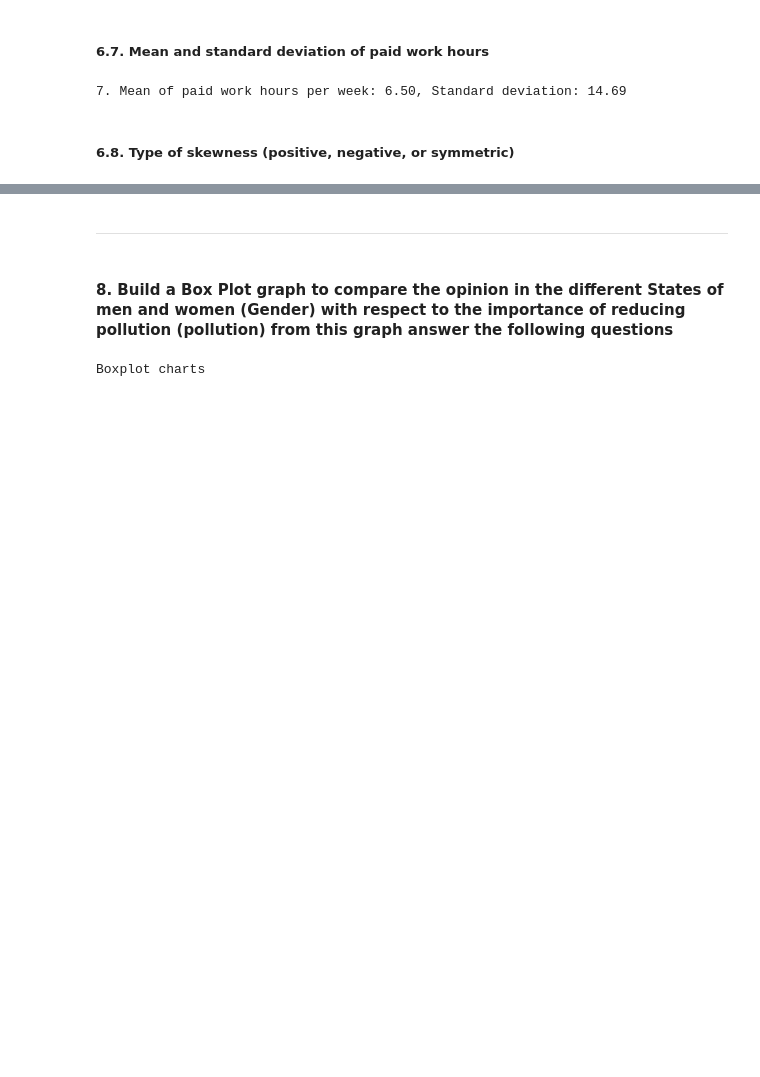
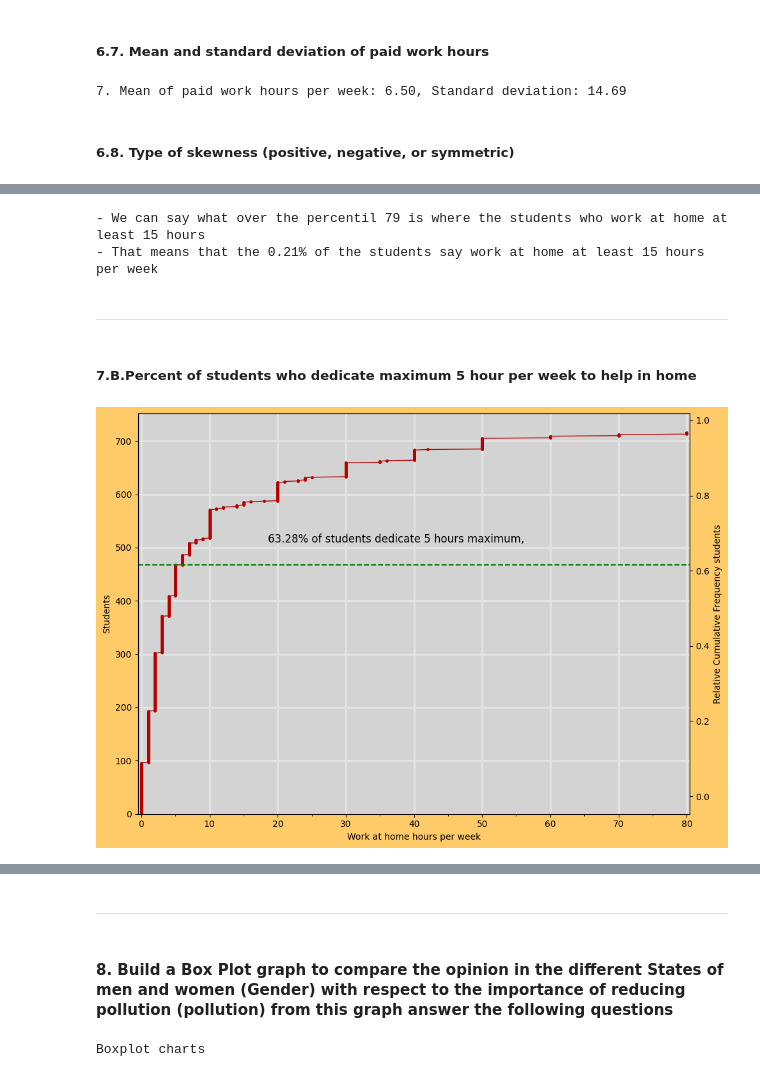
Before and after one commit to DCajiao/Statistical-analysis-project-, a Jupyter notebook: EDA.ipynb, the cells around one changed output, grey strips where cells are left out. Drawn from its saved outputs; the diff is of its cells as text; code cells hidden in the pictures; blank space fills up the shorter version.

```diff
--- a/EDA.ipynb
+++ b/EDA.ipynb
@@ -495,0 +564,37 @@ print("8. Skewness type of the distribution of paid work hours: {}".format(skew_
+# %%
+print("- We can say what over the percentil 79 is where the students who work at home at least 15 hours")
+print(f"- That means that the {p:.2f}% of the students say work at home at least 15 hours per week")
+# %% [output]
+- We can say what over the percentil 79 is where the students who work at home at least 15 hours
+- That means that the 0.21% of the students say work at home at least 15 hours per week
+# %% [markdown]
+---
+# %% [markdown]
+##### 7.B.Percent of students who dedicate maximum 5 hour per week to help in home
+# %%
+students_max_5_hours = df_wah_sorted[df_wah_sorted[wah] <= 5]
+percentage_max_5_hours = (len(students_max_5_hours) / len(df_wah_sorted)) * 100
+position_line = frcumul.max() * (percentage_max_5_hours / 100)
+fig, ax = plt.subplots(figsize=(10,7))
+ax.set_facecolor('lightgrey')
+ax.plot(df_wah_sorted[wah].apply(lambda x: None if x >= 90 else x), frcumul, marker=".", linestyle="-", color="#B60000", markersize=5, linewidth=1)
+ax.set_xlabel("Work at home hours per week")
+ax.set_ylabel("Students")
+ax.grid(True, linestyle="-", color="#E3E3E3", linewidth=2.4)
+ax.autoscale()
+ax.set_xlim(-0.5,80.4)
+ax.set_ylim(0)
+ax.axhline(y=position_line, color='green', linestyle='--', label='Max 5 hours')
+ax.text(0.7, 0.7, f"{percentage_max_5_hours:.2f}% of students dedicate 5 hours maximum,", transform=ax.transAxes, ha='right', va='top', fontsize=12, color='black')
+ax.xaxis.set_minor_locator(MultipleLocator(5))
+
+
+
+ax2 = ax.twinx()
+ax2.plot(df_wah_sorted[wah].apply(lambda x: None if x >= 90 else x), frcumul / frcumul.max(), linestyle="", color="blue")
+ax2.set_ylabel("Relative Cumulative Frequency students")
+fig.set_facecolor('#FFCA68')
+fig.tight_layout()
+plt.show()
+# %% [output]
+[figure, added]
```
Also changed, not shown: parts of 41 cells of this notebook.
